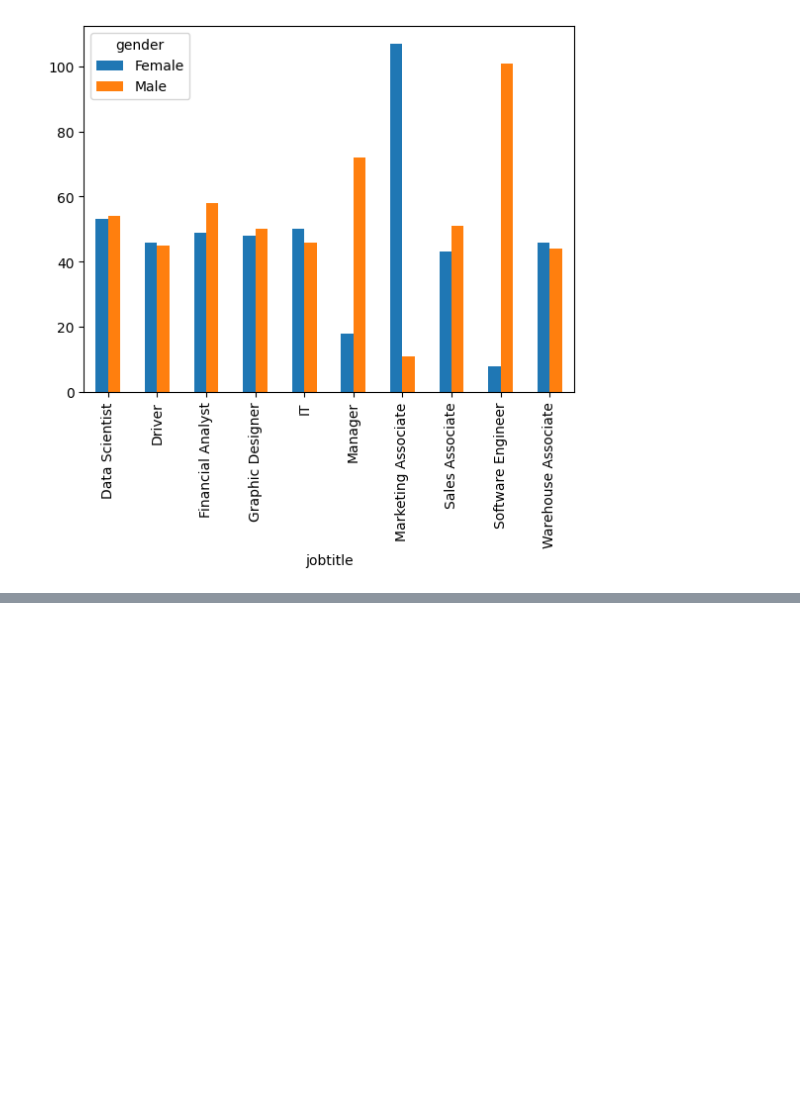
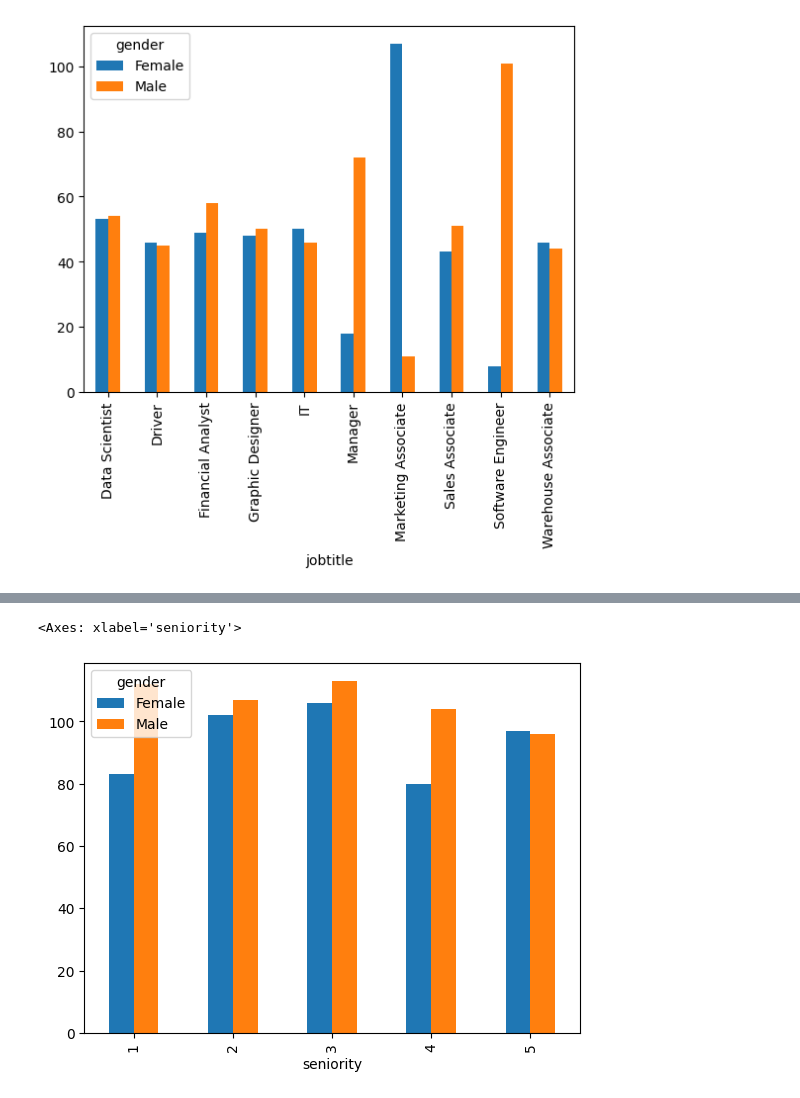
Before and after one commit to vilmarprado/mack_ling_prog_cie_dados, a Jupyter notebook: LP_T4.ipynb, the cells around one changed output, grey strips where cells are left out. Saved outputs shown, nothing was run; the diff lists cells and outputs as text; code cells hidden in the pictures; blank space fills up the shorter version.

```diff
--- a/LP_T4.ipynb
+++ b/LP_T4.ipynb
@@ -240,0 +305,4 @@ df1_s.plot(kind = 'bar')
+# %%
+df5 = data.groupby(['gender','seniority'], as_index=False).jobtitle.count()
+df5.columns = ['gender','seniority','count']
+df5
@@ -240,0 +321,4 @@ df1_s.plot(kind = 'bar')
+# %%
+df5_pivot_x = pd.pivot_table(df5,index = 'seniority', columns ='gender', values='count').reset_index()
+df5_pivot = df5_pivot_x.set_index('seniority')
+df5_pivot
@@ -240,0 +333,5 @@ df1_s.plot(kind = 'bar')
+# %%
+df5_pivot.plot(kind='bar')
+# %% [output]
+<Axes: xlabel='seniority'>
+[figure, added]
```
Also changed, not shown: parts of 8 cells of this notebook.
